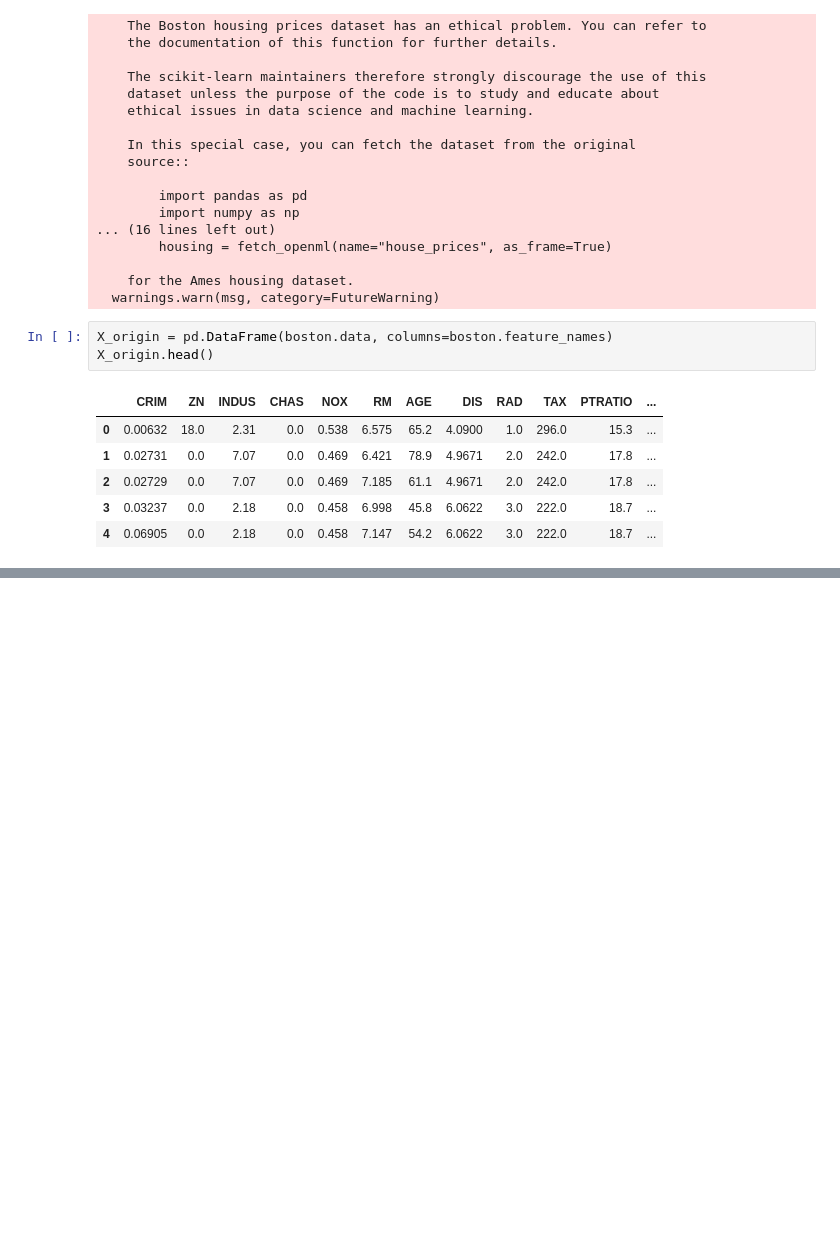
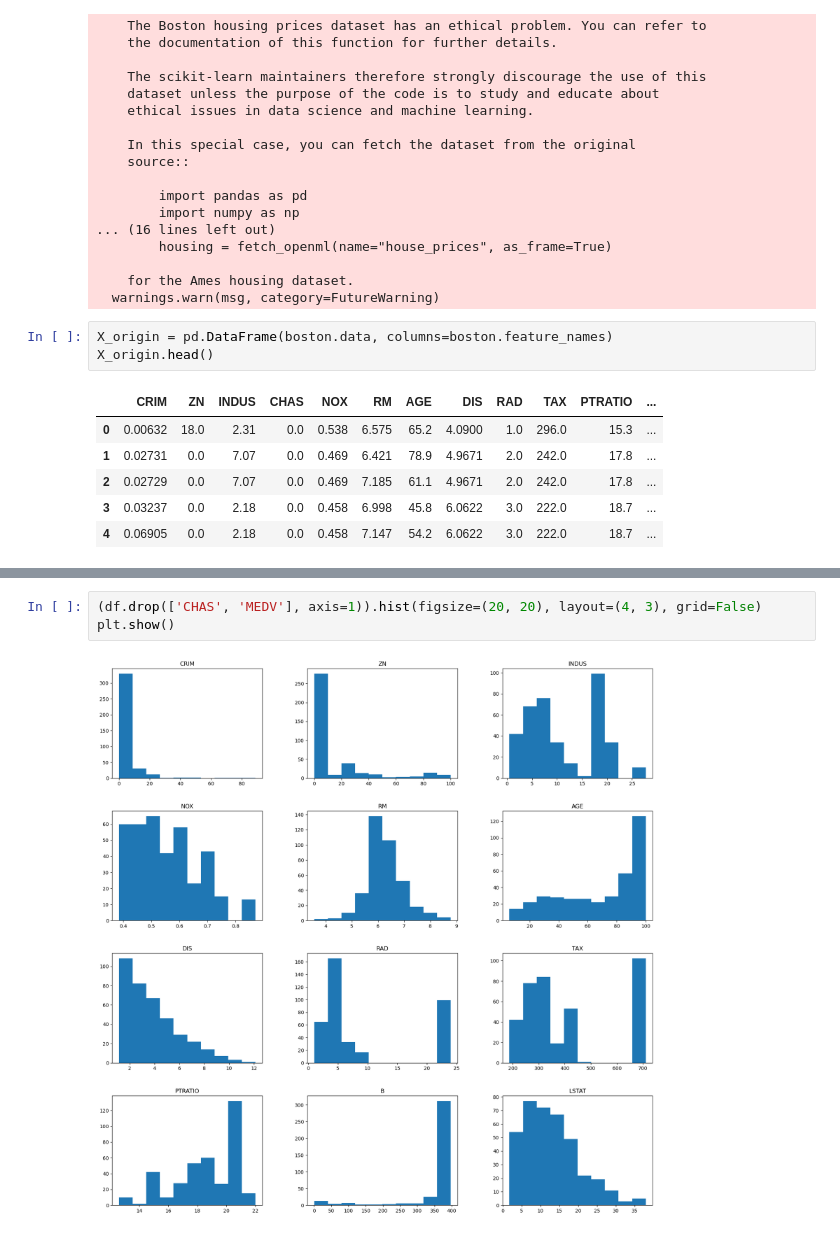
Before and after one commit to armandolezama/boston-houses-data-analysis, a Jupyter notebook: sandbox.ipynb, the cells around one changed output, grey strips where cells are left out. Drawn from its saved outputs; the diff is of its cells as text; blank space fills up the shorter version.

```diff
--- a/sandbox.ipynb
+++ b/sandbox.ipynb
@@ -51,0 +150,5 @@ X_origin.head()
+# %%
+(df.drop(['CHAS', 'MEDV'], axis=1)).hist(figsize=(20, 20), layout=(4, 3), grid=False)
+plt.show()
+# %% [output]
+[figure, added]
```
Also changed, not shown: parts of 31 cells of this notebook.
